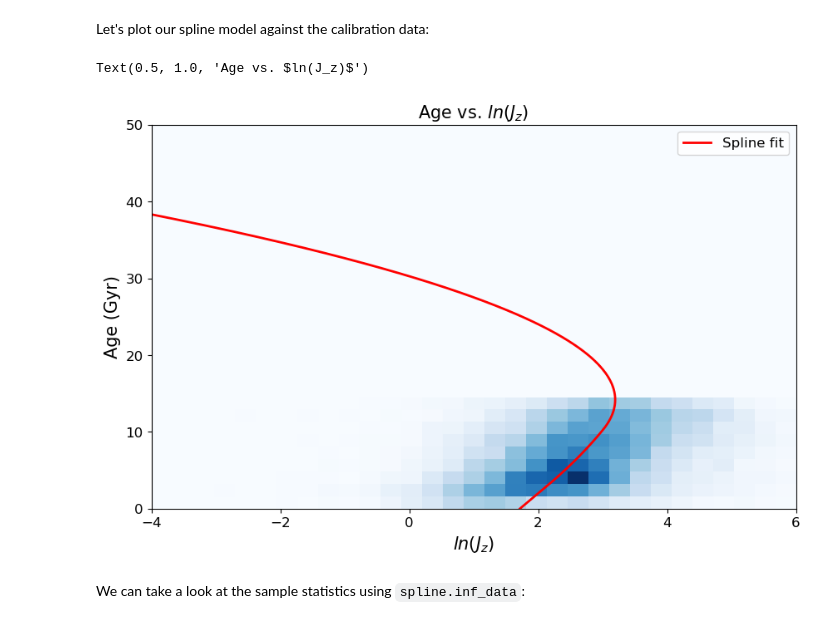
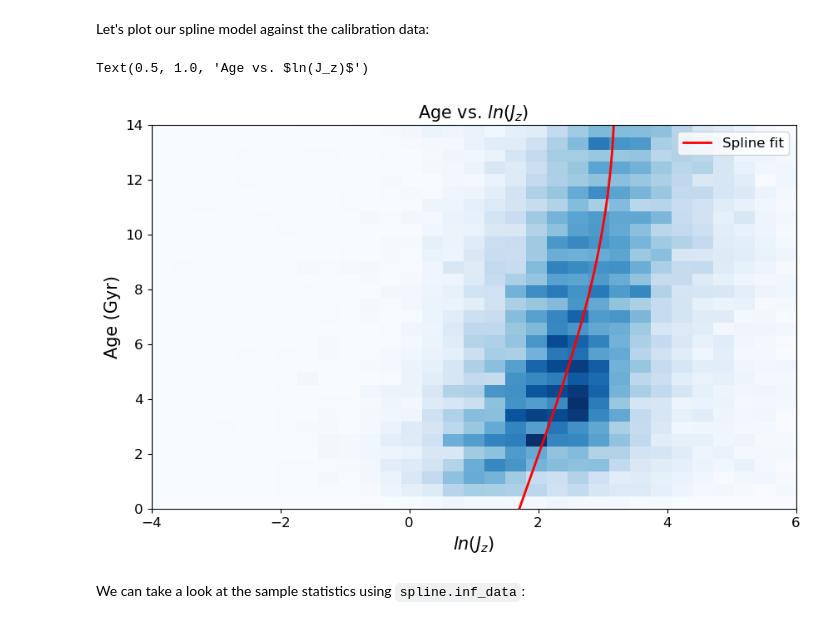
Before and after one commit to ssagear/zoomies, a Jupyter notebook: tutorials/Main_Kinematic_Age_Spline.ipynb, the cells around one changed output. Saved outputs shown, nothing was run; the diff lists cells and outputs as text; code cells hidden in the pictures.

```diff
--- a/tutorials/Main_Kinematic_Age_Spline.ipynb
+++ b/tutorials/Main_Kinematic_Age_Spline.ipynb
@@ -87,17 +89,17 @@ Let's plot our spline model against the calibration data:
 # %%
 spline.evaluate_spline()
 # %%
-plt.hist2d(spline.lnJz, spline.age, bins=(np.linspace(-4, 6, 32), np.linspace(0, 50, 32)), cmap='Blues')
+plt.hist2d(spline.lnJz, spline.age, bins=(np.linspace(-4, 6, 32), np.linspace(0, 14, 32)), cmap='Blues')
 plt.plot(spline.eval_spline, spline.grid, color='red', label='Spline fit', lw=2)
 
 plt.ylabel('Age (Gyr)', fontsize=15);
 plt.xlabel('$ln(J_z)$', fontsize=15);
 #plt.colorbar(label='# density');
 plt.legend()
 plt.title('Age vs. $ln(J_z)$', fontsize=15)
 # %% [output]
 Text(0.5, 1.0, 'Age vs. $ln(J_z)$')
-[figure, old version]
+[figure, new version]
 # %% [markdown]
 We can take a look at the sample statistics using ``spline.inf_data``:
 # %%
```
Also changed, not shown: parts of 26 cells of this notebook, 2 other files.
